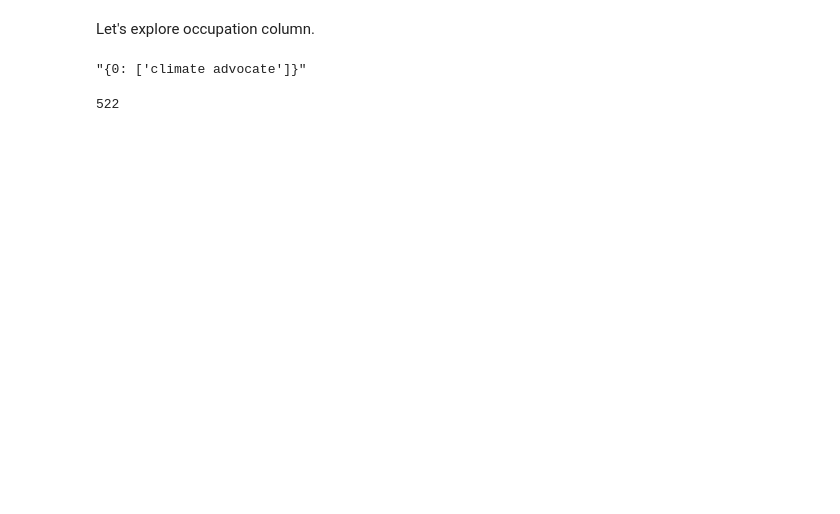
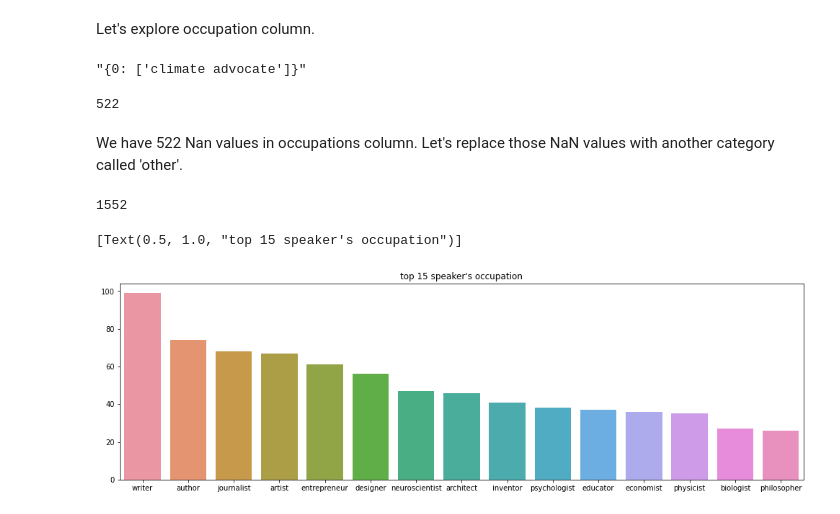
Before and after one commit to Gayatri-Surapaneni/Ted-Talks-Views-Prediction-ML, a Jupyter notebook: Copy_of_Ted_Talk_Views_Prediction_ML_Project_Gayatri_S.ipynb, the cells around one changed output. Cells and saved outputs as stored; diff of their text form; code cells hidden in the pictures; blank space fills up the shorter version.

```diff
--- a/Copy_of_Ted_Talk_Views_Prediction_ML_Project_Gayatri_S.ipynb
+++ b/Copy_of_Ted_Talk_Views_Prediction_ML_Project_Gayatri_S.ipynb
@@ -280,3 +280,34 @@ df['occupations'][0]
 df['occupations'].isna().sum()
 # %% [output]
 522
+# %% [markdown]
+We have 522 Nan values in occupations column.
+Let's replace those NaN values with another category called 'other'.
+# %%
+#replacing Nan values of occupations column with other
+for index, row in df.iterrows():
+    if pd.isnull(row['occupations']):
+        df['occupations'][index] = str({0:'Other'})
+# %%
+#applying eval function on occupations column
+df['occupations'] = df.apply(lambda row: eval(row['occupations']), axis=1)
+# %%
+#defining a new feature called occupation
+df['occupation'] = 'other'
+#iterating through the each row and extracting occupations of speakers
+for index, row in df.iterrows():
+    occup_list=list(row['occupations'].values())[0][0]
+    df.loc[index,'occupation'] = str(occup_list)
+# %%
+len(df['occupation'].unique())
+# %% [output]
+1552
+# %%
+occ_df=df[df['occupation']!='O']
+fig,ax=plt.subplots(figsize=(17,5))
+a=sns.barplot(x=occ_df['occupation'].value_counts(ascending=False).head(15).index,
+              y=occ_df['occupation'].value_counts(ascending=False).head(15).values, ax=ax)
+a.set(title="top 15 speaker's occupation")
+# %% [output]
+[Text(0.5, 1.0, "top 15 speaker's occupation")]
+[figure, added]
```
Also changed, not shown: parts of 15 cells of this notebook.
